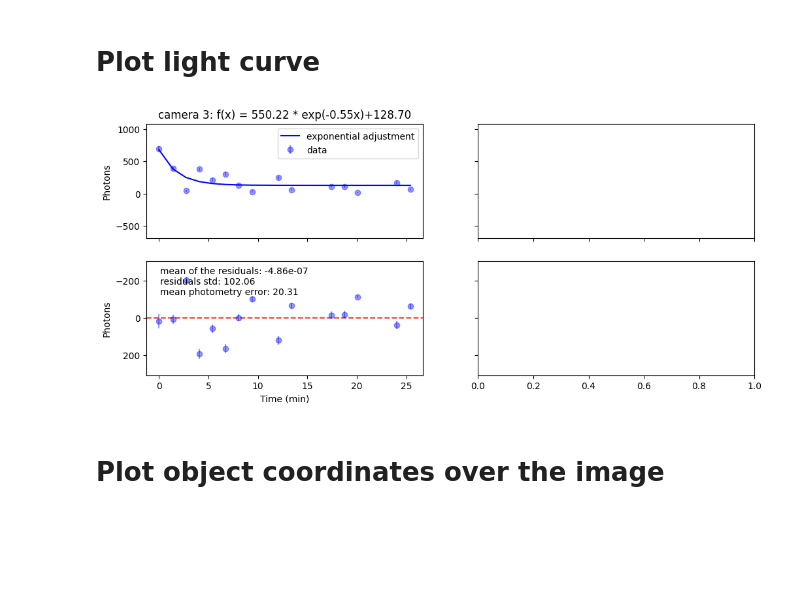
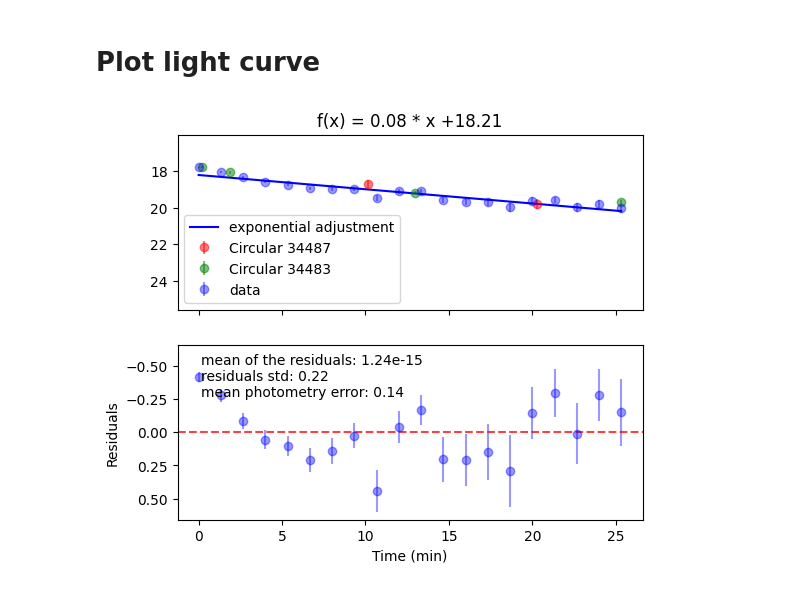
Before and after one commit to DBernardes/Tools-for-the-MOPTOP-pipeline-products, a Jupyter notebook: photometry_extraction.ipynb, the cells around one changed output. Drawn from its saved outputs; the diff is of its cells as text; code cells hidden in the pictures; blank space fills up the shorter version.

```diff
--- a/photometry_extraction.ipynb
+++ b/photometry_extraction.ipynb
@@ -140,18 +138,18 @@ Set MJD-END to 59960.908404 from DATE-END'. [astropy.wcs.wcs]
 import pandas as pd
 import matplotlib.pyplot as plt
 
-target = "comparison1"
-file = os.path.join(src_path, "..", "photometry", f"{target}_cam3.csv")
+target = "comparison3"
+file = os.path.join(src_path, "..", "photometry", f"{target}_cam4.csv")
 df = pd.read_csv(file)
 x, y, radius, photons = df["xcoord"], df["ycoord"], df["psf_radius"], df["star_photons"]
 x /= np.median(x)
 y /= np.median(y)
 radius /= np.median(radius)
 photons /= np.median(photons)
-plt.plot(x, "b-o", alpha=0.7)
-plt.plot(y, "r-o", alpha=0.7)
-plt.plot(radius, "g-o", alpha=0.7)
-plt.plot(photons, "k-o", alpha=0.7)
-
+plt.plot(x, "b-o", alpha=0.7, label="x coord")
+plt.plot(y, "r-o", alpha=0.7, label="y coord")
+plt.plot(radius, "g-o", alpha=0.7, label="radius")
+plt.plot(photons, "k-o", alpha=0.7, label="photons")
+plt.legend()
 plt.show()
 # %% [output]
@@ -174,7 +172,7 @@ def read_csv_files(file):
     return mjd, comp, comp_err
 
 
-for idx in range(1):
+for idx in range(3):
     csv_file = os.path.join(src_path, "..", "photometry", f"comparison{idx+1}_cam3.csv")
     mjd, comp, comp_err = read_csv_files(csv_file)
     plt.errorbar(mjd, comp, comp_err, fmt="o-", alpha=0.8, label=f"comparison {idx+1}")
@@ -262,24 +270,23 @@ def calc_linear_adjust(x, y):
     return a * x + b, a, b
 
 
-def plot_light_curve(ax, mjd, cand, cand_err, exp_adjust, adjus_param, n_std=1):
-    a, b, c = adjus_param
+def plot_light_curve(ax, mjd, cand, cand_err, adjust, adjus_param, n_std=1):
+    a, b = adjus_param
     mean = np.mean(cand)
     std = np.std(cand)
     ax.errorbar(
         mjd, cand, cand_err, marker="o", color="b", alpha=0.4, label="data", ls="none"
     )
 
-    ax.plot(mjd, exp_adjust, "b-", label="exponential adjustment")
-    ax.set_title(f"camera {camera}: f(x) = {a:.2f} * exp(-{b:.2f}x)+{c:.2f}")
-    ax.legend()
-    ax.set_ylim(mean - n_std * std, mean + n_std * std)
-    ax.set_ylabel("Photons")
-    # ax.invert_yaxis()
+    ax.plot(mjd, adjust, "b-", label="exponential adjustment")
+    ax.set_title(f"f(x) = {a:.2f} * x +{b:.2f}")
+    ax.legend(loc="lower left")
+    ax.set_ylim(mean - n_std * std, mean + 2 * n_std * std)
+    ax.invert_yaxis()
 
 
-def plot_residuals(ax, cand, cand_err, exp_adjust, n_std=3):
-    residuals = cand - exp_adjust
+def plot_residuals(ax, cand, cand_err, adjust, n_std=3):
+    residuals = cand - adjust
     mean = np.mean(residuals)
     std = np.std(residuals)
 
@@ -297,7 +304,6 @@ def plot_residuals(ax, cand, cand_err, exp_adjust, n_std=3):
     ax.axhline(mean, color="r", linestyle="--", alpha=0.75)
     ax.set_ylim(mean - n_std * std, mean + n_std * std)
     ax.set_xlabel("Time (min)")
-    ax.set_ylabel("Photons")
     ax.invert_yaxis()
     ax.annotate(
         f"mean of the residuals: {mean:.2e}\nresiduals std: {std:.2f}\nmean photometry error: {np.mean(cand_err):.2f}",
@@ -318,56 +324,56 @@ def plot_circular_data(mjd_start: float, ax):
         n = 4
 
         mjd = [Time(value, format="isot").to_value("mjd") for value in utc] - mjd_start
+        mjd *= 24 * 60
         mag = df["Rmag"]
         err = df["err"]
 
         ax.errorbar(
             mjd[:n],
             mag[:n],
             err[:n],
             marker="o",
             color=["r", "g"][idx],
             label="Circular " + circular,
             alpha=0.5,
             ls="none",
         )
 
 
 def read_star_csv_files(candidate):
     csv_path = os.path.join(src_path, "..", "photometry")
+    df_cam3 = pd.read_csv(os.path.join(csv_path, f"candidate{candidate}_cam3.csv"))
+    df_cam4 = pd.read_csv(os.path.join(csv_path, f"candidate{candidate}_cam4.csv"))
 
-    csv_file = os.path.join(csv_path, f"candidate{candidate}_cam{camera}.csv")
-    df = pd.read_csv(csv_file)
-    cand = df["star_photons"]
-    cand_err = df["star_error"]
+    cand = df_cam3["star_photons"] + df_cam4["star_photons"]
+    cand_err = np.sqrt(df_cam3["star_error"] ** 2 + df_cam4["star_error"] ** 2)
 
-    mjd = df["mjd"]
+    mjd = df_cam3["mjd"]
     mjd = (mjd - mjd[0]) * 24 * 60
 
     return mjd, cand, cand_err
 
 
-fig, axs = plt.subplots(2, 2, figsize=(12, 5), sharex="col", sharey="row")
-for camera in [3]:
-    mjd, star, star_err = read_star_csv_files(candidate=1)
+fig, axs = plt.subplots(2, 1, figsize=(6, 5), sharex="col", sharey="row")
+mjd, star, star_err = read_star_csv_files(candidate=1)
+mjd, comp, comp_err, mjd_start = read_comp_csv_files(comparisons_list)
 
-    norm_star = star / comp
-    norm_err = np.abs(norm_star) * np.sqrt(
-        (star_err / star) ** 2 + (comp_err / comp) ** 2
-    )
+# norm_star = star / comp
+# norm_err = np.abs(norm_star) * np.sqrt((star_err / star) ** 2 + (comp_err / comp) ** 2)
+# mean = np.mean(norm_star)
+# norm_star /= mean
+# norm_err /= mean
+comp_magR = 14.543
+norm_star, norm_err = calc_obj_magnitude(star, star_err, comp, comp_err, comp_magR)
+linear_adjust, *adjus_param = calc_linear_adjust(mjd, norm_star)
 
-    exp_adjust, *adjus_param = calc_exponential_adjust(mjd, norm_star)
+plot_circular_data(mjd_start, axs[0])
+plot_light_curve(axs[0], mjd, norm_star, norm_err, linear_adjust, adjus_param, 5)
 
-    ax = axs[0, camera - 3]
-    plot_light_curve(ax, mjd, norm_star, norm_err, exp_adjust, adjus_param, 5)
-
-    ax = axs[1, camera - 3]
-    plot_residuals(ax, norm_star, norm_err, exp_adjust, 3)
+plot_residuals(axs[1], norm_star, norm_err, linear_adjust, 3)
 
 
 plt.savefig(os.path.join(src_path, "..", "plots", "light_curve.png"))
 plt.show()
 # %% [output]
-[figure, old version]
+[figure, new version]
-# %% [markdown]
-# Plot object coordinates over the image
```
Also changed, not shown: parts of 9 cells of this notebook, 40 other files.
